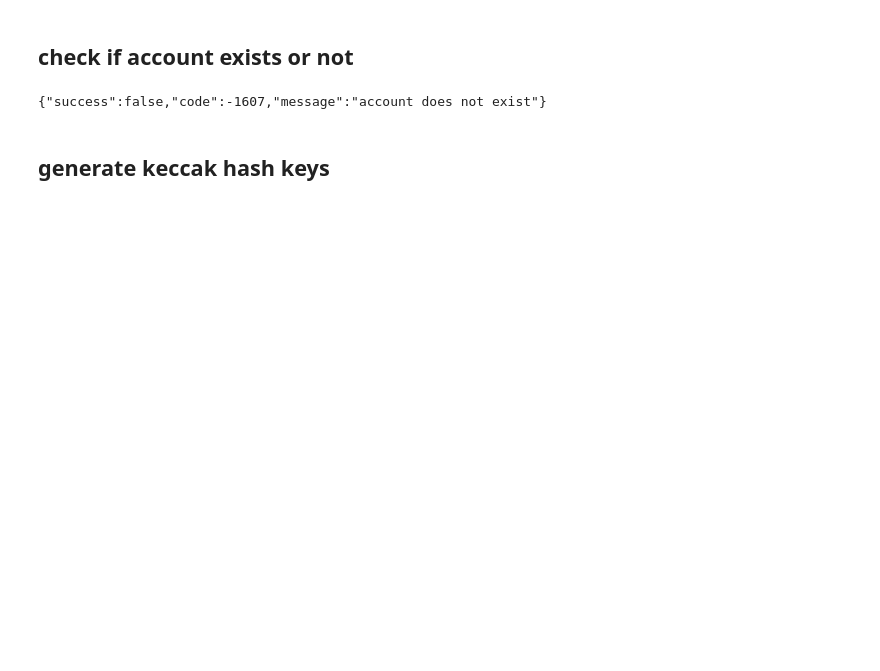
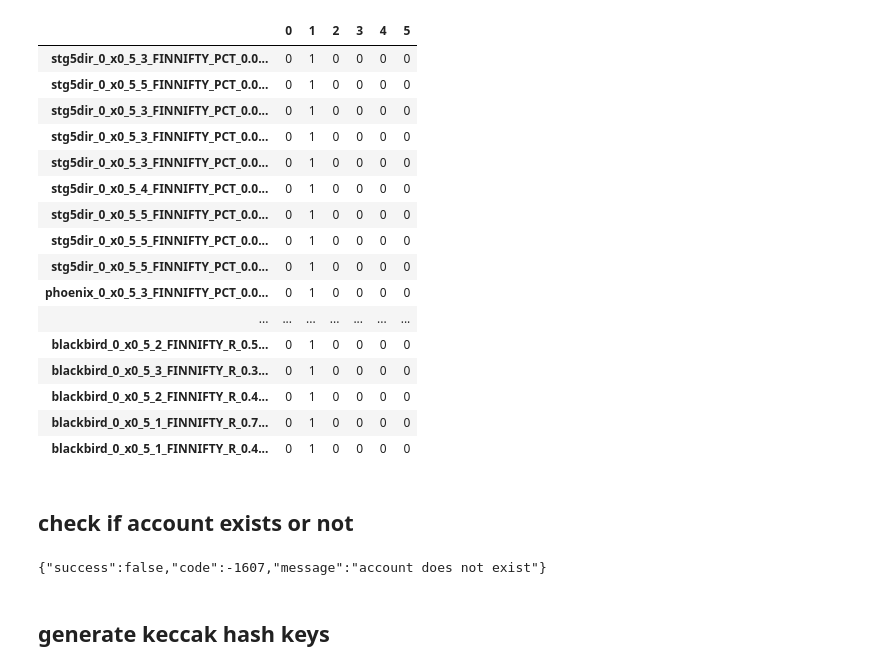
Before and after one commit to shadykid47/algo_crypto, a Jupyter notebook: test.ipynb, the cells around one changed output. Cells and saved outputs as stored; diff of their text form; code cells hidden in the pictures; blank space fills up the shorter version.

```diff
--- a/test.ipynb
+++ b/test.ipynb
@@ -2,6 +2,30 @@
 import datetime, time, math
 # %%
 eth_wallet = '0x154a22e768fcb0098162D5f9B5A4DB3ce628b03E'
+# %%
+import pandas as pd
+import glob, os
+
+df = pd.read_pickle(glob.glob('../../Dow*/enigma3_w*')[0])
+df[df.index.str.contains('FIN')]
+# %% [output]
+|  | 0 | 1 | 2 | 3 | 4 | 5 |
+| stg5dir_0_x0_5_3_FINNIFTY_PCT_0.0... | 0 | 1 | 0 | 0 | 0 | 0 |
+| stg5dir_0_x0_5_5_FINNIFTY_PCT_0.0... | 0 | 1 | 0 | 0 | 0 | 0 |
+| stg5dir_0_x0_5_3_FINNIFTY_PCT_0.0... | 0 | 1 | 0 | 0 | 0 | 0 |
+| stg5dir_0_x0_5_3_FINNIFTY_PCT_0.0... | 0 | 1 | 0 | 0 | 0 | 0 |
+| stg5dir_0_x0_5_3_FINNIFTY_PCT_0.0... | 0 | 1 | 0 | 0 | 0 | 0 |
+| stg5dir_0_x0_5_4_FINNIFTY_PCT_0.0... | 0 | 1 | 0 | 0 | 0 | 0 |
+| stg5dir_0_x0_5_5_FINNIFTY_PCT_0.0... | 0 | 1 | 0 | 0 | 0 | 0 |
+| stg5dir_0_x0_5_5_FINNIFTY_PCT_0.0... | 0 | 1 | 0 | 0 | 0 | 0 |
+| stg5dir_0_x0_5_5_FINNIFTY_PCT_0.0... | 0 | 1 | 0 | 0 | 0 | 0 |
+| phoenix_0_x0_5_3_FINNIFTY_PCT_0.0... | 0 | 1 | 0 | 0 | 0 | 0 |
+| ... | ... | ... | ... | ... | ... | ... |
+| blackbird_0_x0_5_2_FINNIFTY_R_0.5... | 0 | 1 | 0 | 0 | 0 | 0 |
+| blackbird_0_x0_5_3_FINNIFTY_R_0.3... | 0 | 1 | 0 | 0 | 0 | 0 |
+| blackbird_0_x0_5_2_FINNIFTY_R_0.4... | 0 | 1 | 0 | 0 | 0 | 0 |
+| blackbird_0_x0_5_1_FINNIFTY_R_0.7... | 0 | 1 | 0 | 0 | 0 | 0 |
+| blackbird_0_x0_5_1_FINNIFTY_R_0.4... | 0 | 1 | 0 | 0 | 0 | 0 |
 # %%
 Wallet_Address = '0x488011d9f80e6ea47ab79a531464c6118e37bf6e'
 Account_ = '0x94db19933b524c2624c9216ed3e0fef400876b3bd1756210822a2254fe7f1414'
```
Also changed, not shown: parts of 14 cells of this notebook, 2 other files.
